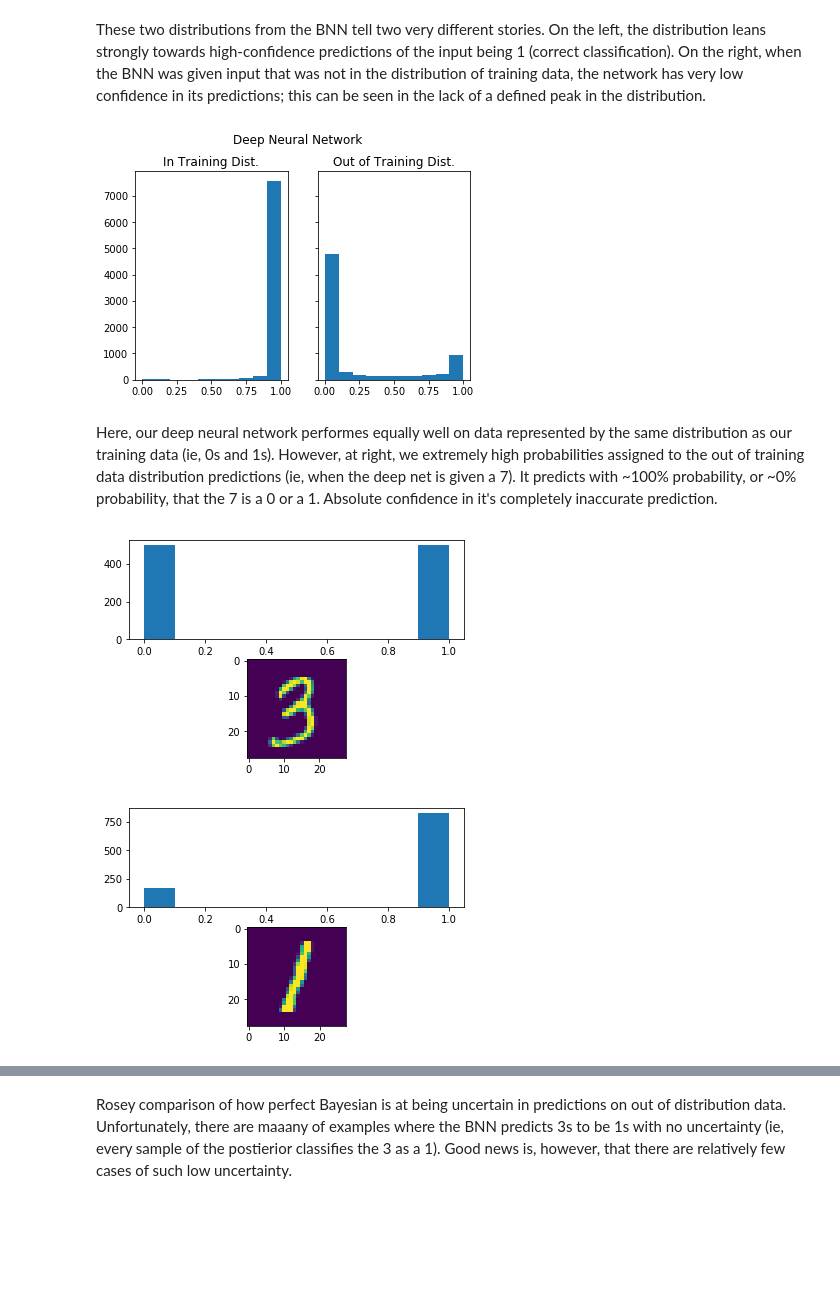
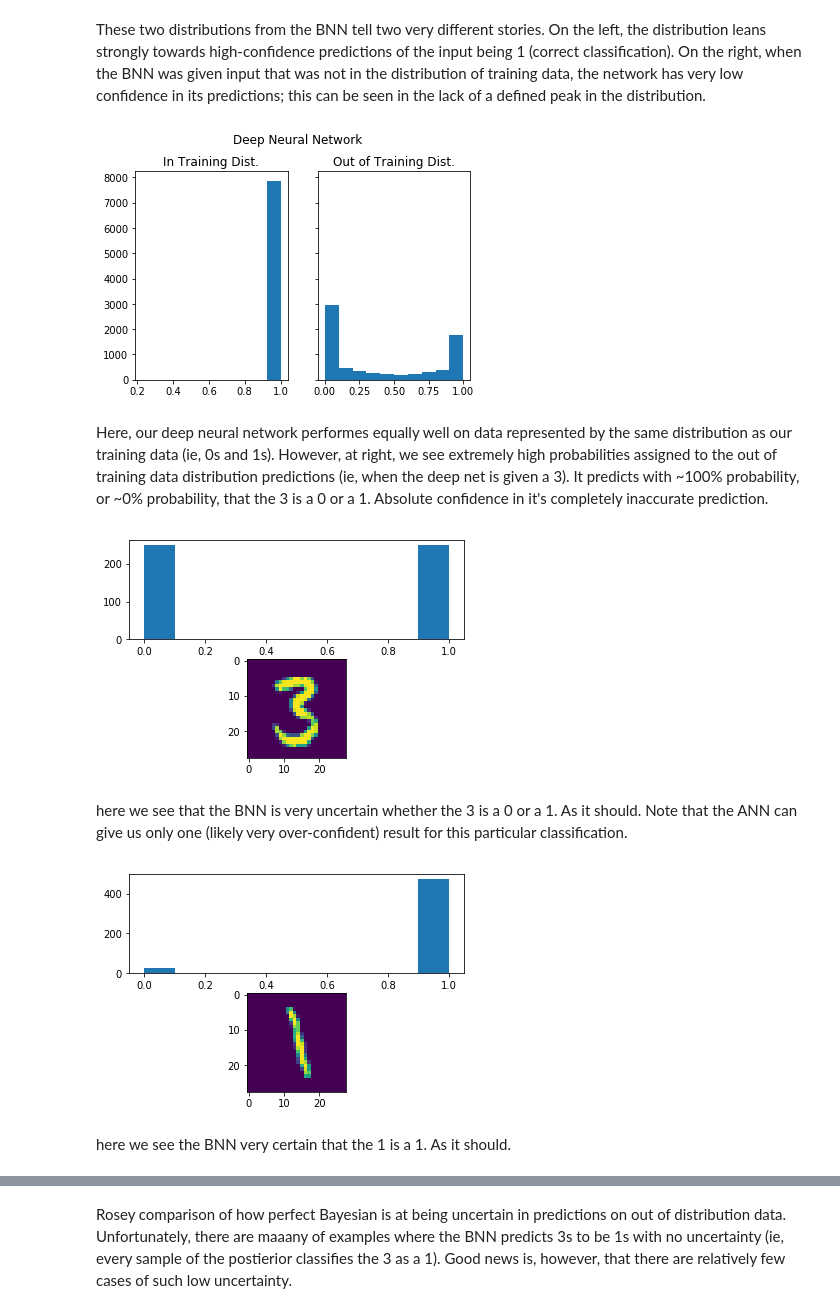
Before and after one commit to rab170/Bayesian-Neural-Networks, a Jupyter notebook: simple_BNN.ipynb, the cells around one changed output, grey strips where cells are left out. Saved outputs shown, nothing was run; the diff lists cells and outputs as text; code cells hidden in the pictures; blank space fills up the shorter version.

```diff
--- a/simple_BNN.ipynb
+++ b/simple_BNN.ipynb
@@ -33,7 +45,10 @@ data = np.array(data)/255.0
 (trainData, testData, trainLabels, testLabels) = train_test_split(data, labels, test_size=0.25, random_state=42)
 # %%
+sess = tf.Session()
+keras.backend.set_session(sess)
+
 model = Sequential()
-model.add(Dense(200, input_shape=data[0].shape, kernel_initializer="uniform", activation="tanh"))
+model.add(Dense(200, input_shape=trainData[0].shape, kernel_initializer="uniform", activation="tanh"))
 model.add(Dense(100, kernel_initializer="uniform", activation="tanh"))
 model.add(Dense(labels.shape[1]))
 model.add(Activation("softmax"))
@@ -41,11 +56,11 @@ model.add(Activation("softmax"))
 sgd = SGD(lr=0.01)
 adagrad = Adagrad(lr=0.01)
 adam = Adam(lr=0.01)
-
+params = {'batch_size': FLAGS.batch_size, 'epochs':FLAGS.nb_epochs}
 model.compile(loss="binary_crossentropy", optimizer=adagrad, metrics=["accuracy"])
-model.fit(trainData, trainLabels, epochs=100, batch_size=128, verbose=1)
+model.fit(trainData, trainLabels, epochs=FLAGS.nb_epochs, batch_size=FLAGS.batch_size, verbose=1)
 
 print("[INFO] evaluating on testing set...")
-(loss, accuracy) = model.evaluate(testData, testLabels, batch_size=128, verbose=1)
+(loss, accuracy) = model.evaluate(testData, testLabels, batch_size=FLAGS.batch_size, verbose=1)
 print("[INFO] loss={:.4f}, accuracy: {:.4f}%".format(loss, accuracy*100))
 # %% [output]
@@ -106,6 +117,6 @@ Finished [100%]: Average ELBO = -41,066
 # %%
 with neural_network:
-    trace = pm.variational.sample_vp(v_params, draws=5001)
+    trace = pm.variational.sample_vp(v_params, draws=3001)
 # %%
 testLabels = classes[testLabels.argmax(1)]
 ann_input.set_value(testData)
@@ -128,12 +141,12 @@ plt.xlabel('iteration')
 # %%
 idx = mnist['target'] == 1
-in_dist_img = mnist['data'][idx]
+in_dist_img = map(lambda img: img.reshape(28, 28), mnist['data'][idx])
 in_dist = np.array(map(resize, in_dist_img))/255.0
 
 ann_input.set_value(in_dist)
 ann_output.set_value(np.ones(in_dist.shape[1]))
 
-in_dist_ppc = pm.sample_ppc(trace, model=neural_network, samples=1000);
+in_dist_ppc = pm.sample_ppc(trace, model=neural_network, samples=500);
 in_dist_means = in_dist_ppc['out'].mean(axis=0)
 in_dist_stds = in_dist_ppc['out'].std(axis=0)
 # %%
@@ -160,41 +173,45 @@ fig.subplots_adjust(top=0.85)
 # %% [markdown]
 These two distributions from the BNN tell two very different stories. On the left, the distribution leans strongly towards high-confidence predictions of the input being 1 (correct classification). On the right, when the BNN was given input that was not in the distribution of training data, the network has very low confidence in its predictions; this can be seen in the lack of a defined peak in the distribution.
 # %%
-seven_predictions = [b for (a, b) in model.predict(out_of_dist)]  # how much it predicts a 7 is a 1
-one_predictions = [b for (a, b) in model.predict(in_dist)]       # how much it preidcts a 1 is a 1
+out_of_dist_predictions = [b for (a, b) in model.predict(out_of_dist)]  # how much it predicts a 3 is a 1
+in_dist_predictions = [b for (a, b) in model.predict(in_dist)]       # how much it preidcts a 1 is a 1
 
 fig, (ax1, ax2) = plt.subplots(1, 2, sharey=True);
-ax1.hist(one_predictions);
+ax1.hist(in_dist_predictions);
 ax1.set_title('In Training Dist.');
-ax2.hist(seven_predictions);
+ax2.hist(out_of_dist_predictions);
 ax2.set_title('Out of Training Dist.');
 fig.suptitle('Deep Neural Network');
 fig.subplots_adjust(top=0.85)
 # %% [output]
-[figure, old version]
+[figure, new version]
 # %% [markdown]
-Here, our deep neural network performes equally well on data represented by the same distribution as our training data (ie, 0s and 1s). However, at right, we extremely high probabilities assigned to the out of training data distribution predictions (ie, when the deep net is given a 7). It predicts with ~100% probability, or ~0% probability, that the 7 is a 0 or a 1. Absolute confidence in it's completely inaccurate prediction.
+Here, our deep neural network performes equally well on data represented by the same distribution as our training data (ie, 0s and 1s). However, at right, we see extremely high probabilities assigned to the out of training data distribution predictions (ie, when the deep net is given a 3). It predicts with ~100% probability, or ~0% probability, that the 3 is a 0 or a 1. Absolute confidence in it's completely inaccurate prediction.
 # %%
 confidences = sorted(enumerate(out_of_dist_stds), key=lambda (a,b): b, reverse=True)
 
 out_of_dist_idx = confidences[0][0]
 f, (ax1, ax2) = plt.subplots(2, 1)
 ax1.hist(out_of_dist_ppc['out'][:, out_of_dist_idx]);
-ax2.imshow(out_of_dist_img[out_of_dist_idx].reshape(28,28));
+ax2.imshow(out_of_dist_img[out_of_dist_idx]);
 # %% [output]
-[figure, old version]
+[figure, new version]
+# %% [markdown]
+here we see that the BNN is very uncertain whether the 3 is a 0 or a 1. As it should. Note that the ANN can give us only one (likely very over-confident) result for this particular classification.
 # %%
 """these plots are aggregates of all examples, another aproach would be to focus on a single image""";
 """would perhaps be more demonstrative. """;
 
 confidences = sorted(enumerate(in_dist_stds), key=lambda (a,b): b, reverse=False)
 
-in_dist_idx = confidences[4200][0]
+in_dist_idx = confidences[5000][0]
 f, (ax1, ax2) = plt.subplots(2, 1)
 ax1.hist(in_dist_ppc['out'][:, in_dist_idx]);
-ax2.imshow(in_dist_img[in_dist_idx].reshape(28,28));
+ax2.imshow(in_dist_img[in_dist_idx]);
 # %% [output]
-[figure, old version]
+[figure, new version]
+# %% [markdown]
+here we see the BNN very certain that the 1 is a 1. As it should.
 # %%
 in_dist_predictions= [sample[in_dist_idx] for sample in in_dist_ppc['out']]
 out_of_dist_predictions = [sample[out_of_dist_idx] for sample in out_of_dist_ppc['out']]
```
Also changed, not shown: parts of 23 cells of this notebook.
